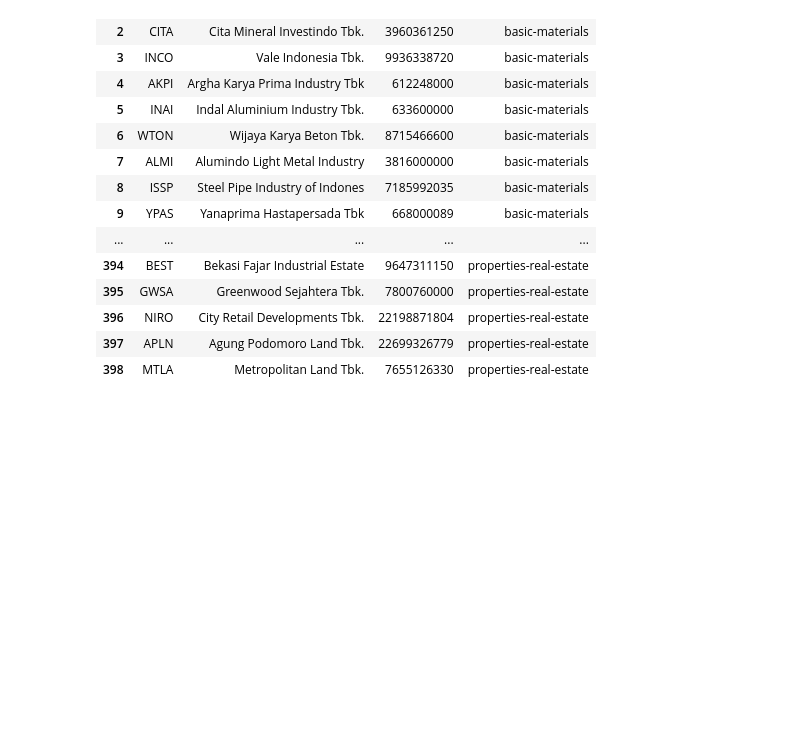
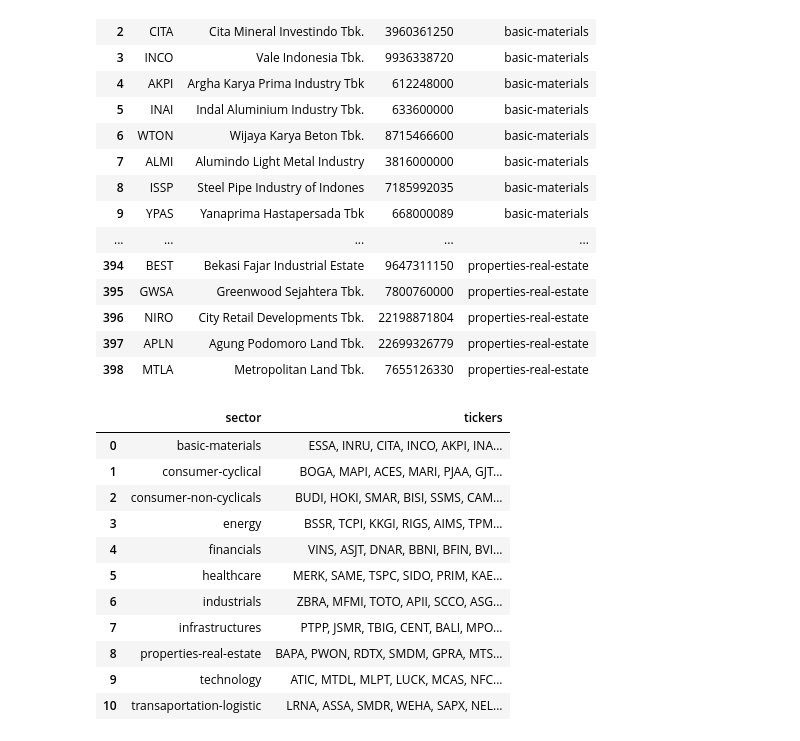
Before and after one commit to adityamahesa/id-nickel-regulation-event-stock-analysis, a Jupyter notebook: step_1a_gather_tickers.ipynb, the cells around one changed output. Cells and saved outputs as stored; diff of their text form; code cells hidden in the pictures; blank space fills up the shorter version.

```diff
--- a/step_1a_gather_tickers.ipynb
+++ b/step_1a_gather_tickers.ipynb
@@ -129,6 +135,31 @@ tickers
 | 396 | NIRO | City Retail Developments Tbk. | 22198871804 | properties-real-estate |
 | 397 | APLN | Agung Podomoro Land Tbk. | 22699326779 | properties-real-estate |
 | 398 | MTLA | Metropolitan Land Tbk. | 7655126330 | properties-real-estate |
+# %%
+sector_dict = tickers.groupby(__sector_column_name).groups
+
+sector_list = []
+for sector in sector_dict.keys():
+    sector_list.append({
+        'sector': sector,
+        'tickers': ', '.join(tickers[tickers['sector'] == sector]['ticker'].to_list())
+    })
+
+sectors = pd.DataFrame(sector_list)
+sectors
+# %% [output]
+|  | sector | tickers |
+| 0 | basic-materials | ESSA, INRU, CITA, INCO, AKPI, INA... |
+| 1 | consumer-cyclical | BOGA, MAPI, ACES, MARI, PJAA, GJT... |
+| 2 | consumer-non-cyclicals | BUDI, HOKI, SMAR, BISI, SSMS, CAM... |
+| 3 | energy | BSSR, TCPI, KKGI, RIGS, AIMS, TPM... |
+| 4 | financials | VINS, ASJT, DNAR, BBNI, BFIN, BVI... |
+| 5 | healthcare | MERK, SAME, TSPC, SIDO, PRIM, KAE... |
+| 6 | industrials | ZBRA, MFMI, TOTO, APII, SCCO, ASG... |
+| 7 | infrastructures | PTPP, JSMR, TBIG, CENT, BALI, MPO... |
+| 8 | properties-real-estate | BAPA, PWON, RDTX, SMDM, GPRA, MTS... |
+| 9 | technology | ATIC, MTDL, MLPT, LUCK, MCAS, NFC... |
+| 10 | transaportation-logistic | LRNA, ASSA, SMDR, WEHA, SAPX, NEL... |
 # %%
 __tickers_filename = 'tickers.xlsx'
 __tickers_sheet_name = 'tickers'
```
Also changed, not shown: parts of 2 cells of this notebook, 25 other files.
